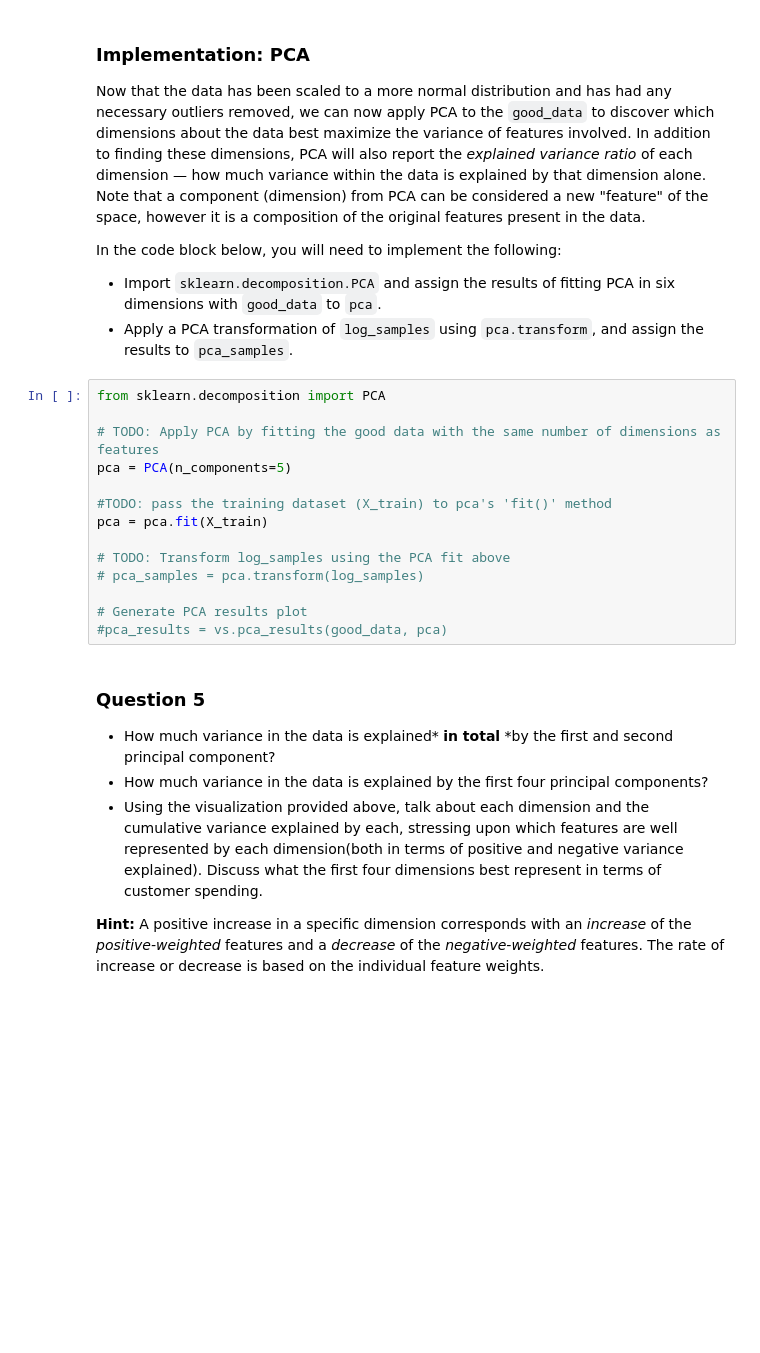
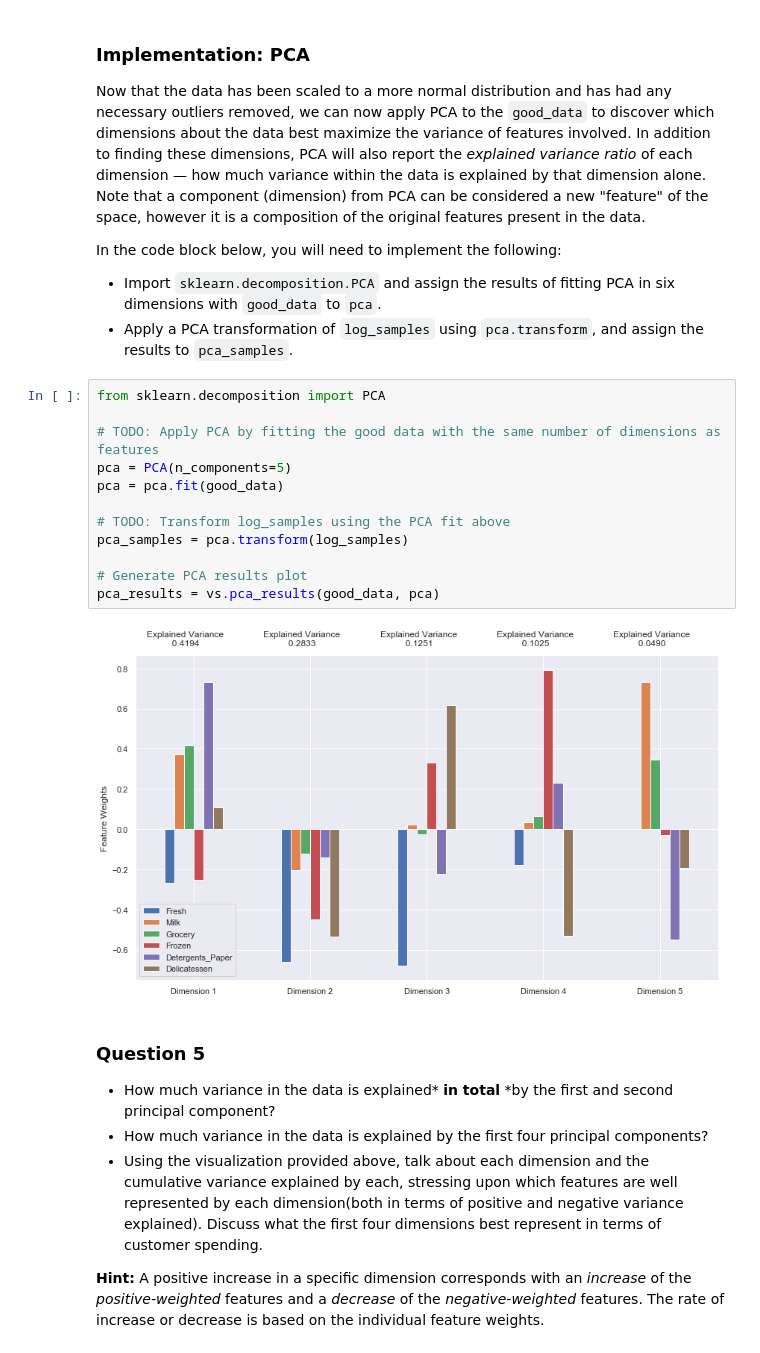
Before and after one commit to cjbarker/ml-nanodegree, a Jupyter notebook: customer-segments/customer_segments.ipynb, the cells around one changed output. Saved outputs shown, nothing was run; the diff lists cells and outputs as text; blank space fills up the shorter version.

```diff
--- a/customer-segments/customer_segments.ipynb
+++ b/customer-segments/customer_segments.ipynb
@@ -439,17 +439,17 @@ In the code block below, you will need to implement the following:
 # %%
 from sklearn.decomposition import PCA
 
 # TODO: Apply PCA by fitting the good data with the same number of dimensions as features
 pca = PCA(n_components=5)
-
-#TODO: pass the training dataset (X_train) to pca's 'fit()' method
-pca = pca.fit(X_train)
+pca = pca.fit(good_data)
 
 # TODO: Transform log_samples using the PCA fit above
-# pca_samples = pca.transform(log_samples)
+pca_samples = pca.transform(log_samples)
 
 # Generate PCA results plot
-#pca_results = vs.pca_results(good_data, pca)
+pca_results = vs.pca_results(good_data, pca)
+# %% [output]
+[figure, added]
 # %% [markdown]
 ### Question 5
 
```
